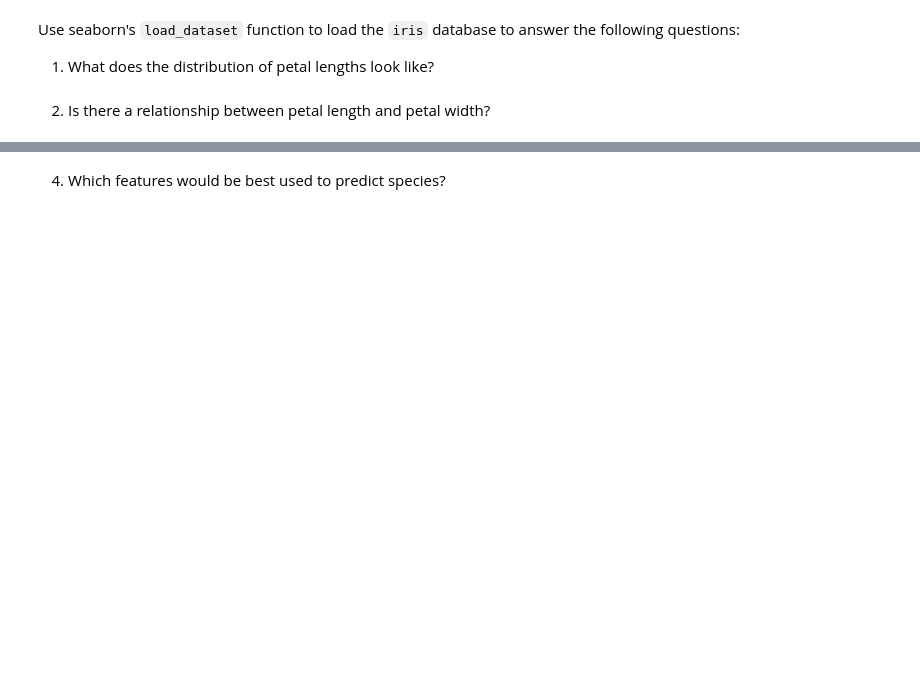
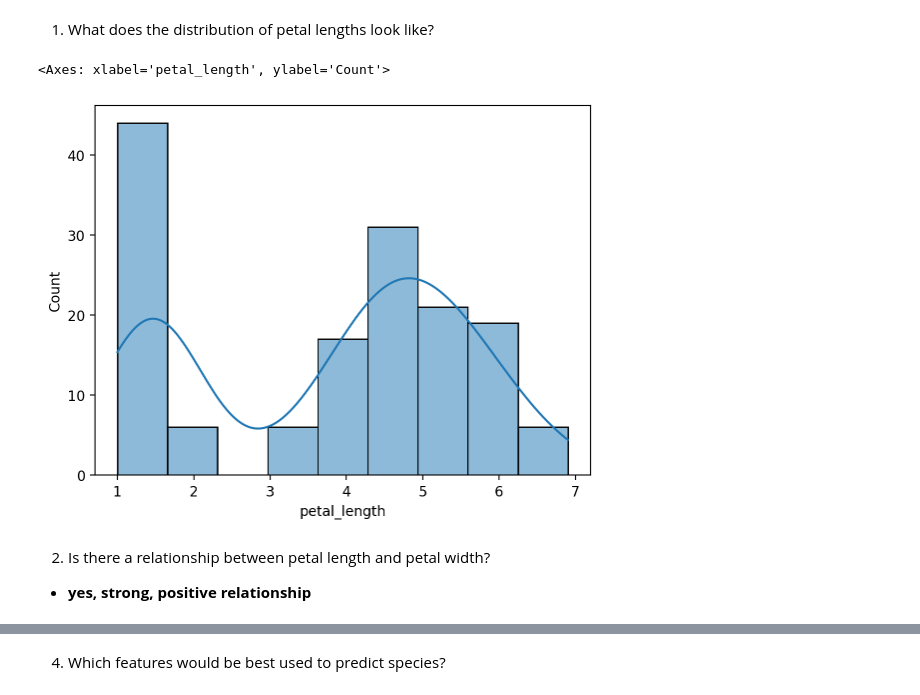
Before and after one commit to martin-reyes/3_numpy-pandas-visualization-exercises, a Jupyter notebook: 6_seaborn_exercises.ipynb, the cells around one changed output, grey strips where cells are left out. Drawn from its saved outputs; the diff is of its cells as text; code cells hidden in the pictures; blank space fills up the shorter version.

```diff
--- a/6_seaborn_exercises.ipynb
+++ b/6_seaborn_exercises.ipynb
@@ -0,0 +7,2 @@
+# %%
+iris_df = sns.load_dataset('iris')
@@ -1,5 +24,11 @@
 # %% [markdown]
-Use seaborn's `load_dataset` function to load the `iris` database to answer the following questions:
 1. What does the distribution of petal lengths look like?
+# %%
+sns.histplot(iris_df['petal_length'], kde = True)
+# %% [output]
+<Axes: xlabel='petal_length', ylabel='Count'>
+[figure, added]
 # %% [markdown]
 2. Is there a relationship between petal length and petal width?
+
+- **yes, strong, positive relationship**
```
Also changed, not shown: parts of 34 cells of this notebook, 3 other files.
